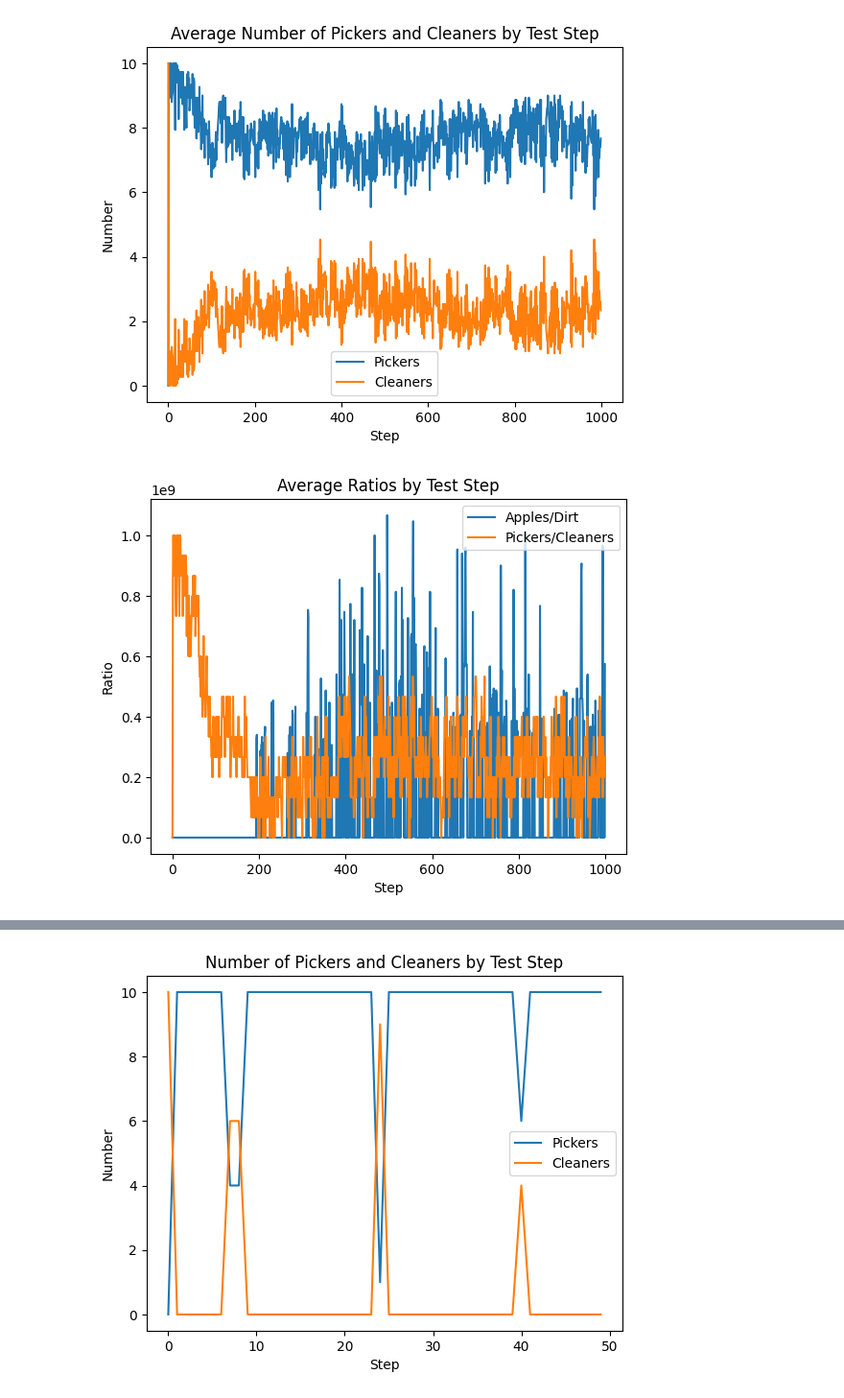
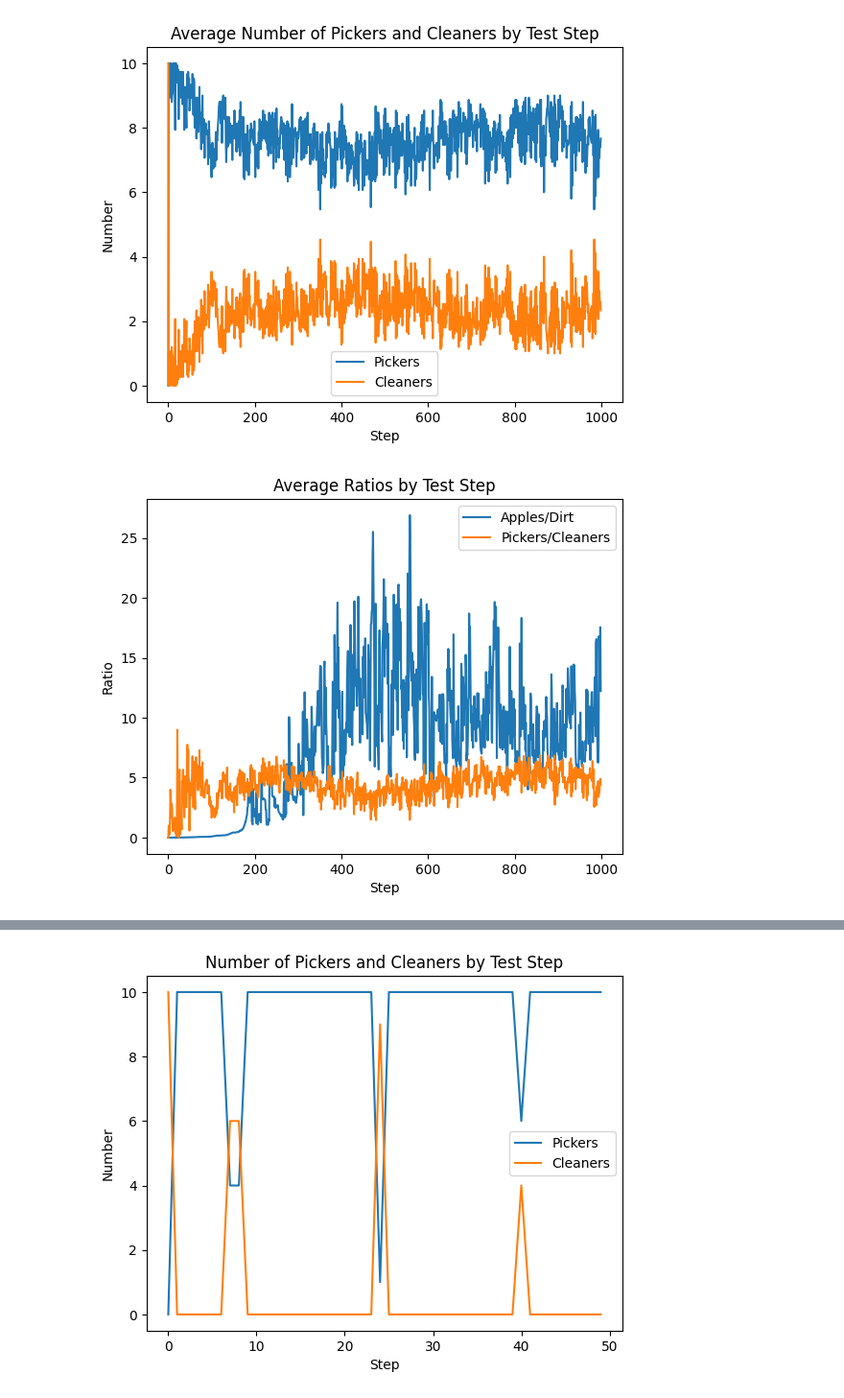
Before and after one commit to gnguralnick/social_reinforcement_learning, a Jupyter notebook: notebooks/one-d/exp_oned_u deterministic.ipynb, the cells around one changed output, grey strips where cells are left out. Shown: that part at 96% size. Drawn from its saved outputs; the diff is of its cells as text; code cells hidden in the pictures.

```diff
--- a/notebooks/one-d/exp_oned_u deterministic.ipynb
+++ b/notebooks/one-d/exp_oned_u deterministic.ipynb
@@ -298,17 +298,32 @@ plt.show()
 # %%
 plt.figure()
 plt.title("Average Ratios by Test Step")
 plt.xlabel("Step")
 plt.ylabel("Ratio")
 avg_apple_dirt_ratios = []
+apple_dirt_steps = []
 avg_picker_cleaner_ratios = []
+picker_cleaner_steps = []
 for i in range(steps_per_epsiode):
-    avg_apple_dirt_ratios.append(np.mean([stat['num_apples'][i] / (stat['num_dirt'][i] + 1e-8) for stat in test_stats]))
-    avg_picker_cleaner_ratios.append(np.mean([stat['pickers'][i] / (stat['cleaners'][i] + 1e-8) for stat in test_stats]))
+    #avg_apple_dirt_ratios.append(np.mean([stat['num_apples'][i] / (stat['num_dirt'][i] + 1e-8) for stat in test_stats]))
+    #avg_picker_cleaner_ratios.append(np.mean([stat['pickers'][i] / (stat['cleaners'][i]) for stat in test_stats if stat['cleaners'][i] > 0]))
+    apple_dirt = []
+    picker_cleaner = []
+    for stat in test_stats:
+        if stat['num_dirt'][i] > 0:
+            apple_dirt.append(stat['num_apples'][i] / stat['num_dirt'][i])
+        if stat['cleaners'][i] > 0:
+            picker_cleaner.append(stat['pickers'][i] / stat['cleaners'][i])
+    if len(apple_dirt) > 0:
+        avg_apple_dirt_ratios.append(np.mean(apple_dirt))
+        apple_dirt_steps.append(i)
+    if len(picker_cleaner) > 0:
+        avg_picker_cleaner_ratios.append(np.mean(picker_cleaner))
+        picker_cleaner_steps.append(i)
 
-plt.plot(avg_apple_dirt_ratios, label="Apples/Dirt")
-plt.plot(avg_picker_cleaner_ratios, label="Pickers/Cleaners")
+plt.plot(apple_dirt_steps, avg_apple_dirt_ratios, label="Apples/Dirt")
+plt.plot(picker_cleaner_steps, avg_picker_cleaner_ratios, label="Pickers/Cleaners")
 plt.legend()
 plt.show()
 # %% [output]
-[figure, old version]
+[figure, new version]
```
Also changed, not shown: parts of 1 cell of this notebook, 4 other files.
